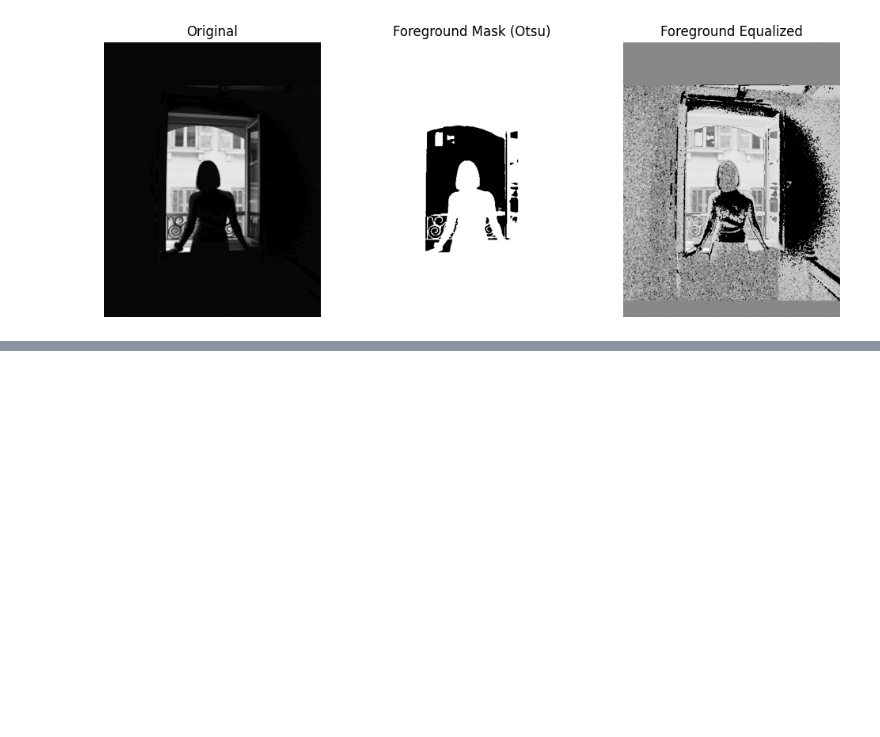
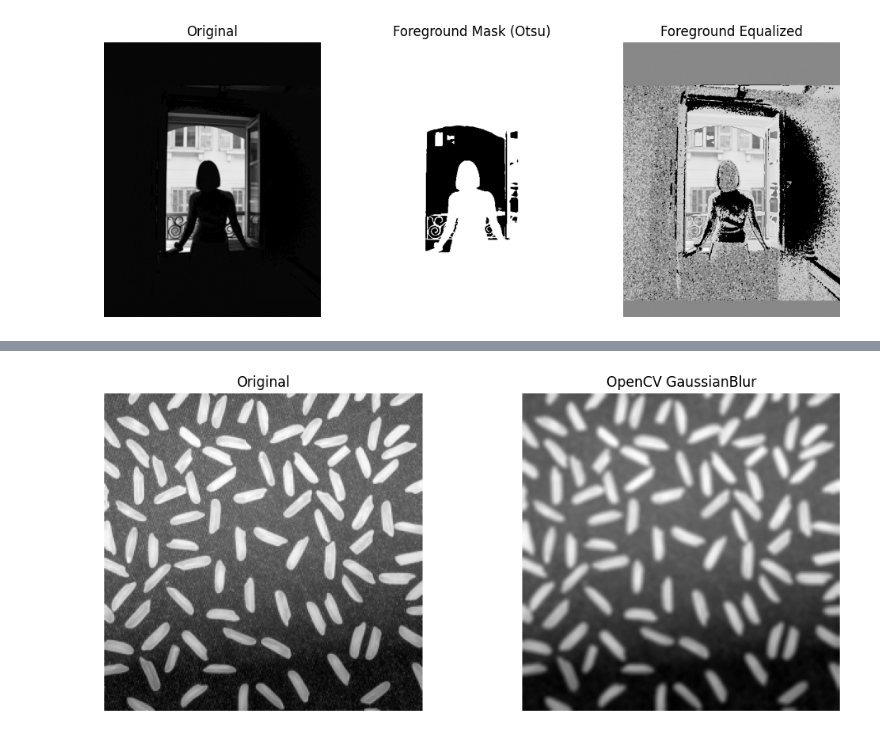
Before and after one commit to udithachandana/openCV, a Jupyter notebook: Assignment1.ipynb, the cells around one changed output, grey strips where cells are left out. Cells and saved outputs as stored; diff of their text form; code cells hidden in the pictures; blank space fills up the shorter version.

```diff
--- a/Assignment1.ipynb
+++ b/Assignment1.ipynb
@@ -296,0 +375,17 @@ Otsu Threshold = 98.0
+# %%
+smoothed_cv = cv.GaussianBlur(img, (5, 5), sigmaX=2)
+
+fig, ax = plt.subplots(1, 2, figsize=(12, 5))
+
+ax[0].set_title('Original')
+ax[0].imshow(img, cmap='gray')
+
+ax[1].set_title('OpenCV GaussianBlur')
+ax[1].imshow(smoothed_cv, cmap='gray')
+
+for a in ax:
+    a.axis('off')
+
+plt.show()
+# %% [output]
+[figure, added]
```
Also changed, not shown: parts of 3 cells of this notebook, 1 other file.
